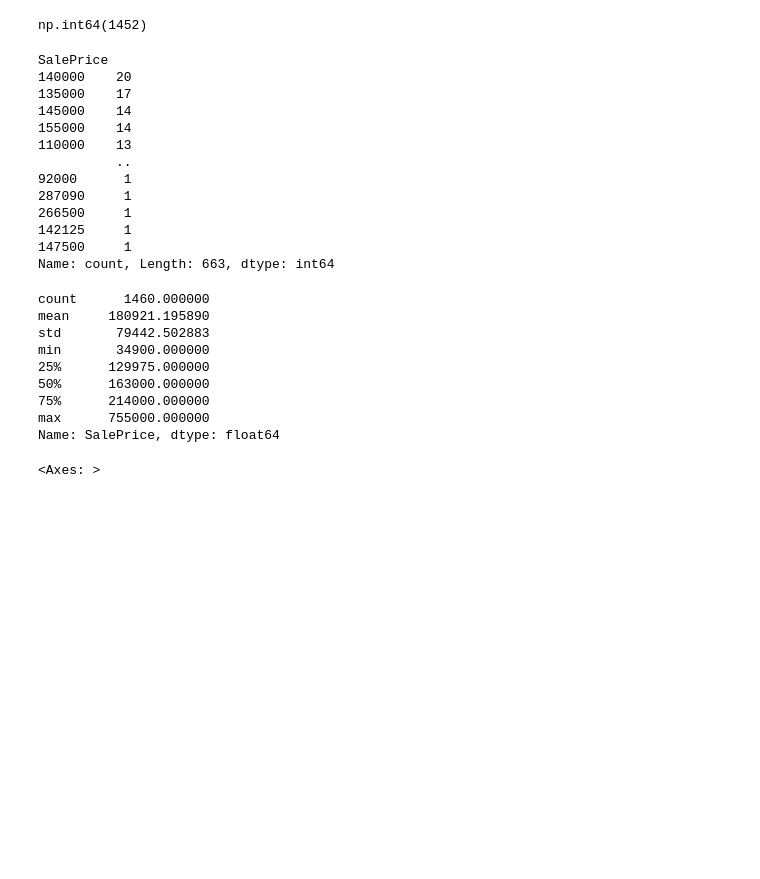
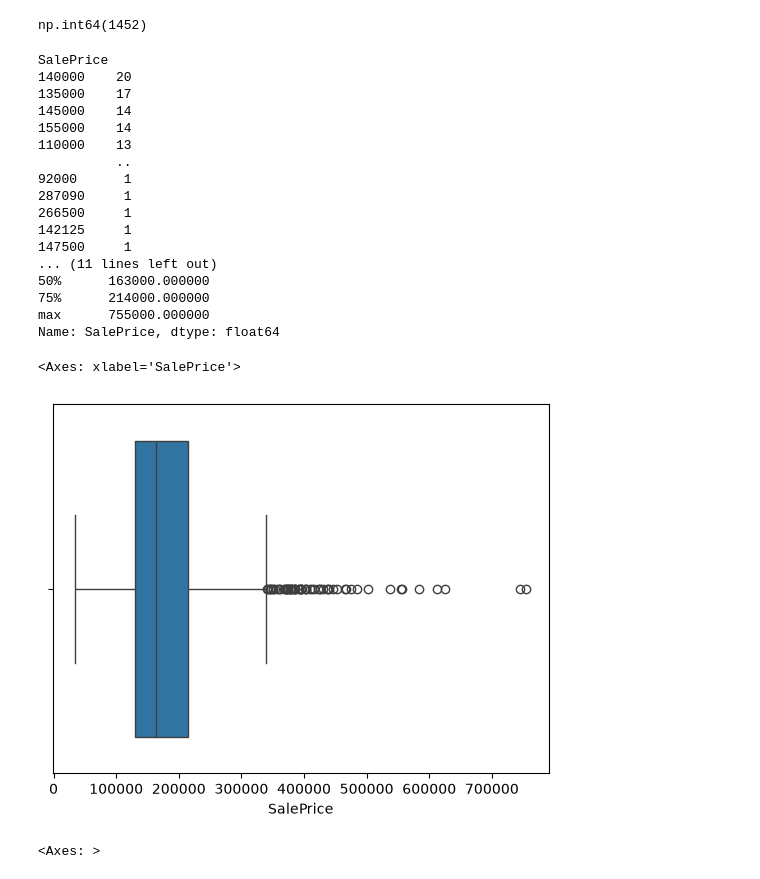
Before and after one commit to Dev-Flurssy/ml-projects, a Jupyter notebook: Notebooks/Practice2.ipynb, the cells around one changed output. Drawn from its saved outputs; the diff is of its cells as text; code cells hidden in the pictures; blank space fills up the shorter version.

```diff
--- a/Notebooks/Practice2.ipynb
+++ b/Notebooks/Practice2.ipynb
@@ -290,7 +288,11 @@ np.int64(1452)
 
 print(y.value_counts())
 print()
-y.describe()
+print(y.dtype)
+print()
+print(y.nunique())
+print()
+print(y.describe())
 # %% [output]
 SalePrice
 140000    20
@@ -304,16 +306,16 @@ SalePrice
 266500     1
 142125     1
 147500     1
-Name: count, Length: 663, dtype: int64
+... (11 lines left out)
+50%      163000.000000
+75%      214000.000000
+max      755000.000000
+Name: SalePrice, dtype: float64
-count      1460.000000
-mean     180921.195890
-std       79442.502883
-min       34900.000000
-25%      129975.000000
-50%      163000.000000
-75%      214000.000000
-max      755000.000000
-Name: SalePrice, dtype: float64
+# %%
+sns.boxplot(x=y)
+# %% [output]
+<Axes: xlabel='SalePrice'>
+[figure, added]
 # %%
 y.hist(bins=25, figsize=(12, 6))
 # %% [output]
```
Also changed, not shown: parts of 11 cells of this notebook.
